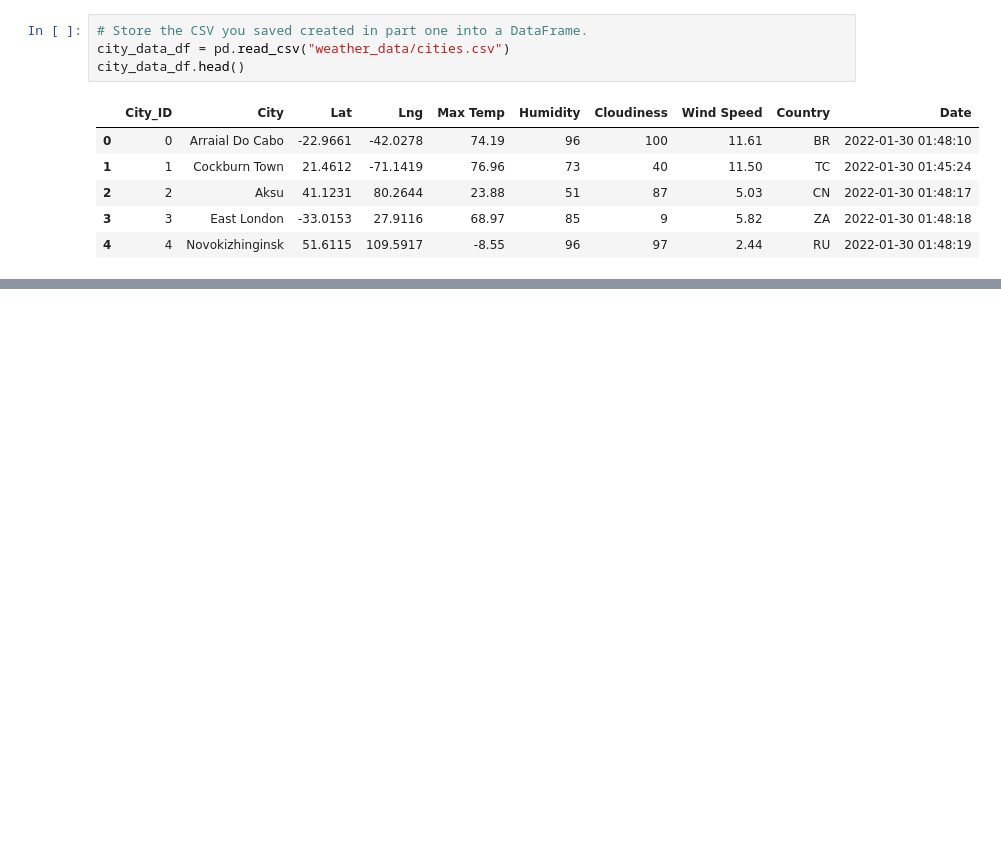
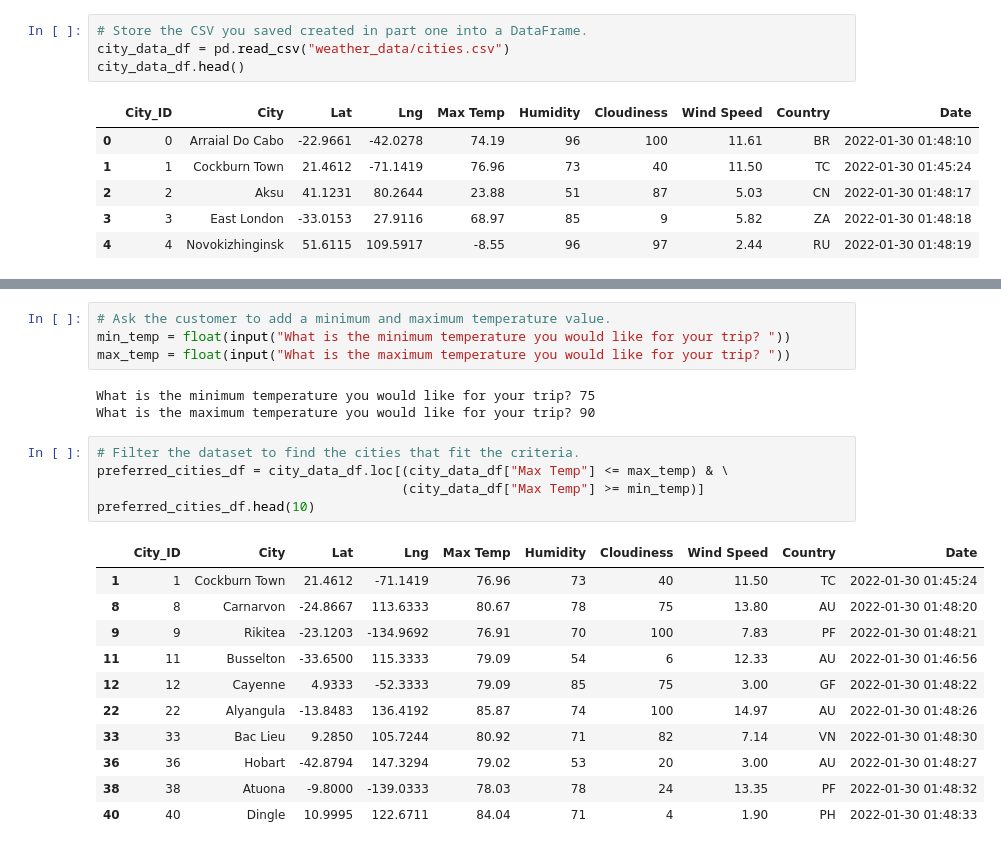
Before and after one commit to jarney99/World_Weather_Analysis, a Jupyter notebook: VacationPy.ipynb, the cells around one changed output, grey strips where cells are left out. Drawn from its saved outputs; the diff is of its cells as text; blank space fills up the shorter version.

```diff
--- a/VacationPy.ipynb
+++ b/VacationPy.ipynb
@@ -29,0 +79,24 @@ city_data_df.head()
+# %%
+# Ask the customer to add a minimum and maximum temperature value.
+min_temp = float(input("What is the minimum temperature you would like for your trip? "))
+max_temp = float(input("What is the maximum temperature you would like for your trip? "))
+# %% [output]
+What is the minimum temperature you would like for your trip? 75
+What is the maximum temperature you would like for your trip? 90
+# %%
+# Filter the dataset to find the cities that fit the criteria.
+preferred_cities_df = city_data_df.loc[(city_data_df["Max Temp"] <= max_temp) & \
+                                       (city_data_df["Max Temp"] >= min_temp)]
+preferred_cities_df.head(10)
+# %% [output]
+|  | City_ID | City | Lat | Lng | Max Temp | Humidity | Cloudiness | Wind Speed | Country | Date |
+| 1 | 1 | Cockburn Town | 21.4612 | -71.1419 | 76.96 | 73 | 40 | 11.50 | TC | 2022-01-30 01:45:24 |
+| 8 | 8 | Carnarvon | -24.8667 | 113.6333 | 80.67 | 78 | 75 | 13.80 | AU | 2022-01-30 01:48:20 |
+| 9 | 9 | Rikitea | -23.1203 | -134.9692 | 76.91 | 70 | 100 | 7.83 | PF | 2022-01-30 01:48:21 |
+| 11 | 11 | Busselton | -33.6500 | 115.3333 | 79.09 | 54 | 6 | 12.33 | AU | 2022-01-30 01:46:56 |
+| 12 | 12 | Cayenne | 4.9333 | -52.3333 | 79.09 | 85 | 75 | 3.00 | GF | 2022-01-30 01:48:22 |
+| 22 | 22 | Alyangula | -13.8483 | 136.4192 | 85.87 | 74 | 100 | 14.97 | AU | 2022-01-30 01:48:26 |
+| 33 | 33 | Bac Lieu | 9.2850 | 105.7244 | 80.92 | 71 | 82 | 7.14 | VN | 2022-01-30 01:48:30 |
+| 36 | 36 | Hobart | -42.8794 | 147.3294 | 79.02 | 53 | 20 | 3.00 | AU | 2022-01-30 01:48:27 |
+| 38 | 38 | Atuona | -9.8000 | -139.0333 | 78.03 | 78 | 24 | 13.35 | PF | 2022-01-30 01:48:32 |
+| 40 | 40 | Dingle | 10.9995 | 122.6711 | 84.04 | 71 | 4 | 1.90 | PH | 2022-01-30 01:48:33 |
```
Also changed, not shown: parts of 13 cells of this notebook.
